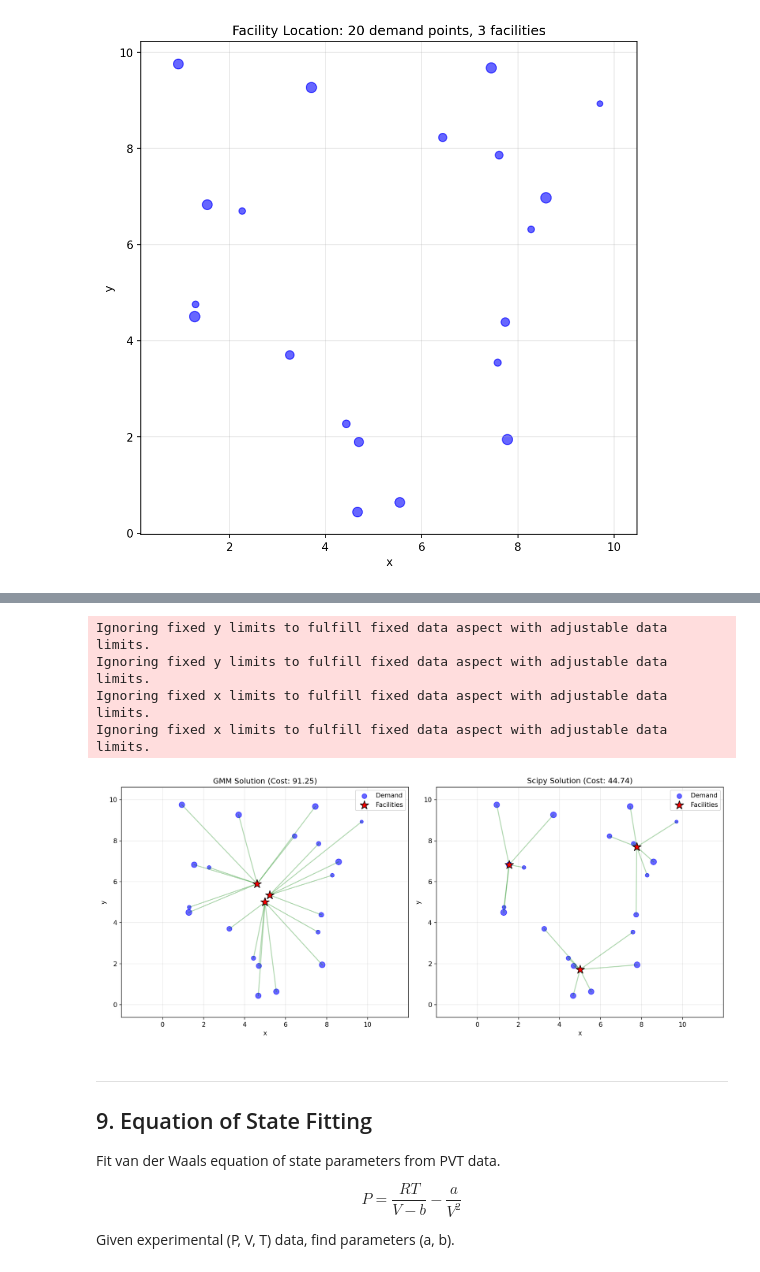
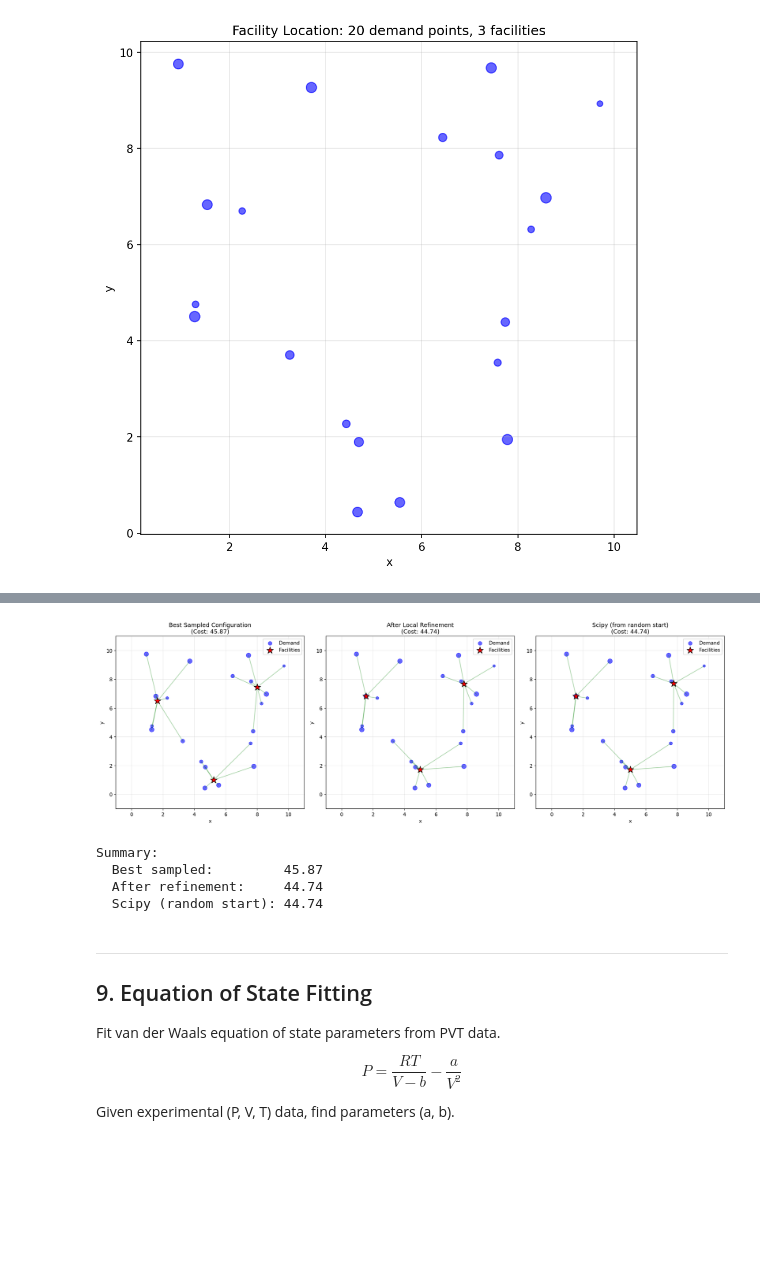
Before and after one commit to KitchinHUB/generative-optimization, a Jupyter notebook: 03_advanced_optimization_examples.ipynb, the cells around one changed output, grey strips where cells are left out. Cells and saved outputs as stored; diff of their text form; code cells hidden in the pictures; blank space fills up the shorter version.

```diff
--- a/03_advanced_optimization_examples.ipynb
+++ b/03_advanced_optimization_examples.ipynb
@@ -1072,0 +1323,21 @@ Optimal locations: [[5.21977688 5.35692559]
+# %%
+# Find optimal by selecting best sampled configuration and refining
+# Pick the best from our sampled configurations
+best_idx = np.argmin(best_costs)
+sampled_locs = best_configs[best_idx].reshape(n_facilities, 2)
+sampled_cost = best_costs[best_idx]
+
+print(f"Best sampled configuration cost: {sampled_cost:.2f}")
+
+# Refine with local optimization
+result_refined = minimize(
+    lambda x: total_cost(x, demand_points, demand_weights),
+    x0=sampled_locs.flatten(),
+    method='L-BFGS-B',
+    bounds=[(0, 10)] * (n_facilities * 2)
+)
+refined_locs = result_refined.x.reshape(n_facilities, 2)
+refined_cost = result_refined.fun
+
+print(f"After local refinement cost: {refined_cost:.2f}")
+print(f"Refined locations:\n{refined_locs}")
@@ -1096,40 +1374,48 @@ Scipy optimization:
 # %%
 # Visualize solutions
-fig, axes = plt.subplots(1, 2, figsize=(14, 6))
+fig, axes = plt.subplots(1, 3, figsize=(18, 6))
 
-for ax, locs, title, cost in [
-    (axes[0], opt_locs, 'GMM Solution', opt_cost),
-    (axes[1], scipy_locs, 'Scipy Solution', scipy_cost)
-]:
+solutions = [
+    (axes[0], sampled_locs, 'Best Sampled Configuration', sampled_cost),
+    (axes[1], refined_locs, 'After Local Refinement', refined_cost),
+    (axes[2], scipy_locs, 'Scipy (from random start)', scipy_cost)
+]
+
+for ax, locs, title, cost in solutions:
     ax.scatter(demand_points[:, 0], demand_points[:, 1],
                s=demand_weights*50, c='blue', alpha=0.6, label='Demand')
     ax.scatter(locs[:, 0], locs[:, 1],
                s=200, c='red', marker='*', edgecolors='black',
                label='Facilities', zorder=5)
 
     # Draw lines to nearest facility
     for dp in demand_points:
         dists = np.sqrt(((locs - dp)**2).sum(axis=1))
         nearest = locs[np.argmin(dists)]
         ax.plot([dp[0], nearest[0]], [dp[1], nearest[1]], 'g-', alpha=0.3)
 
     ax.set_xlabel('x')
     ax.set_ylabel('y')
-    ax.set_title(f'{title} (Cost: {cost:.2f})')
+    ax.set_title(f'{title}\n(Cost: {cost:.2f})')
     ax.legend()
-    ax.axis('equal')
     ax.set_xlim(-1, 11)
     ax.set_ylim(-1, 11)
     ax.grid(True, alpha=0.3)
 
 plt.tight_layout()
 plt.show()
+
+# Summary
+print("\nSummary:")
+print(f"  Best sampled:         {sampled_cost:.2f}")
+print(f"  After refinement:     {refined_cost:.2f}")
+print(f"  Scipy (random start): {scipy_cost:.2f}")
 # %% [output]
+[figure, new version]
-Ignoring fixed y limits to fulfill fixed data aspect with adjustable data limits.
-Ignoring fixed y limits to fulfill fixed data aspect with adjustable data limits.
-Ignoring fixed x limits to fulfill fixed data aspect with adjustable data limits.
-Ignoring fixed x limits to fulfill fixed data aspect with adjustable data limits.
+Summary:
+  Best sampled:         45.87
+  After refinement:     44.74
+  Scipy (random start): 44.74
-[figure, old version]
 # %% [markdown]
 ---
 <a id='eos'></a>
```
Also changed, not shown: parts of 23 cells of this notebook, 9 other files.
